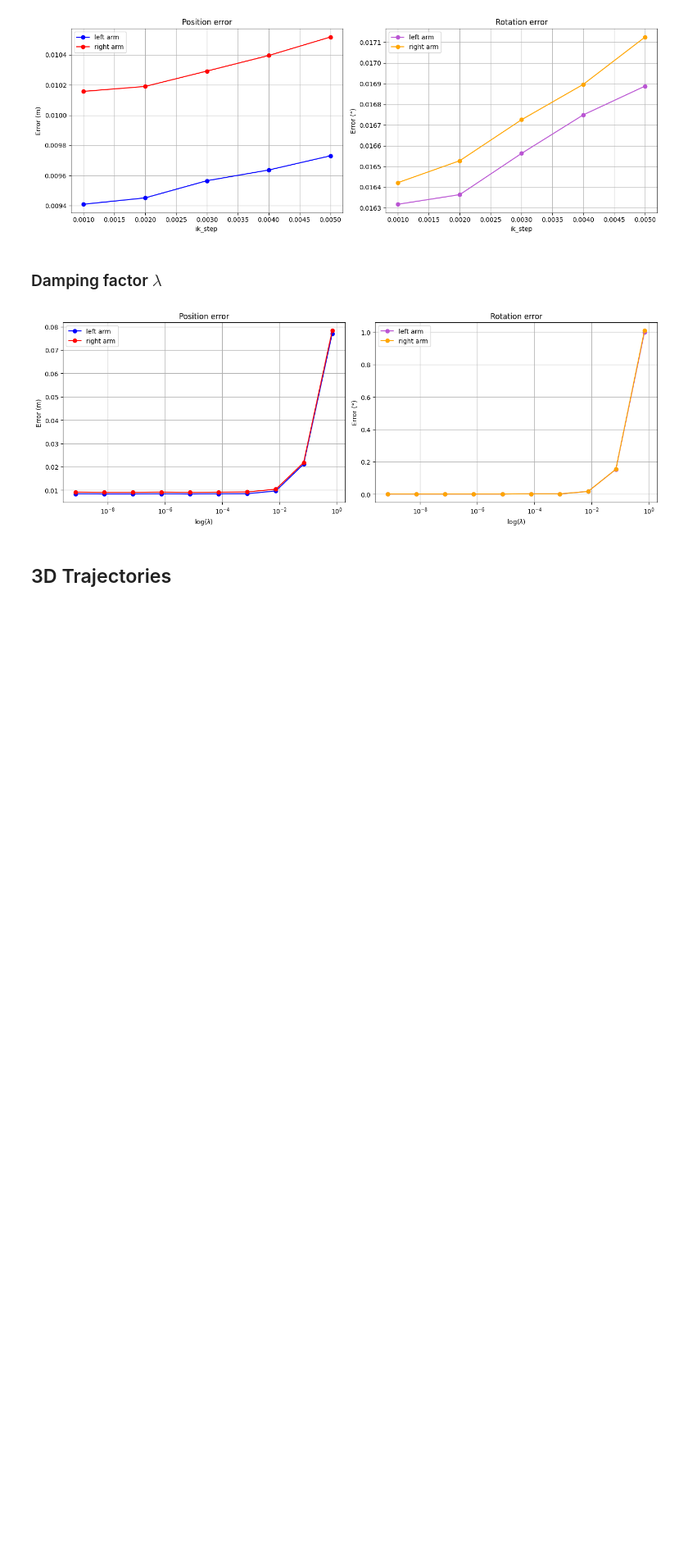
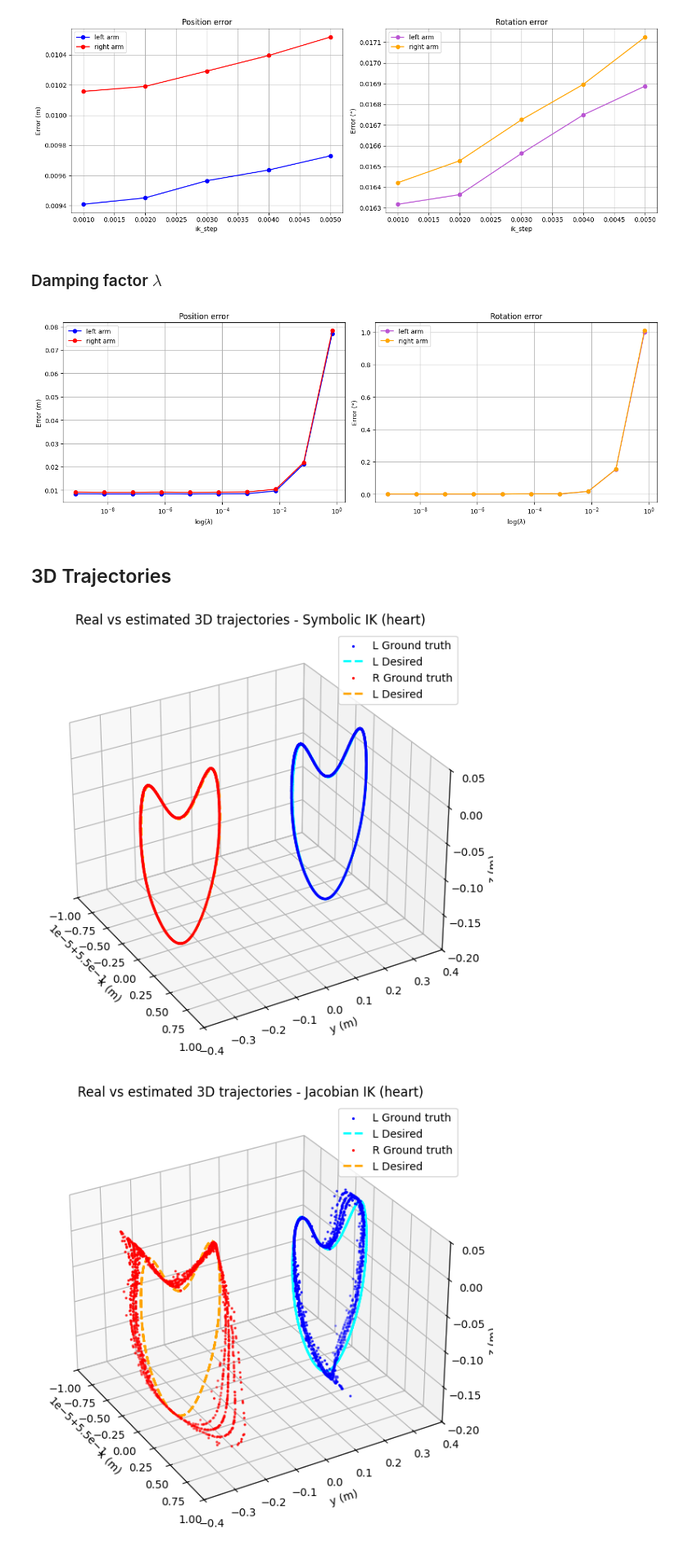
Before and after one commit to pollen-robotics/reachy2_qpik, a Jupyter notebook: src/example/metrics_eval.ipynb, the cells around one changed output. Shown at 82% size. Drawn from its saved outputs; the diff is of its cells as text; code cells hidden in the pictures; blank space fills up the shorter version.

Commit message:
Update circle_example

```diff
--- a/src/example/metrics_eval.ipynb
+++ b/src/example/metrics_eval.ipynb
@@ -51,8 +52,10 @@ def parse_pose_matrix(matrix_str):
     """Convert a string of a matrix into a NumPy array."""
     return np.array(ast.literal_eval(matrix_str))
 # %%
-l_pos_errs, l_rot_errs, = [], []
-r_pos_errs, r_rot_errs, = [], []
+l_pos_errs = []
+l_rot_errs = []
+r_pos_errs = []
+r_rot_errs = []
 
 for _, row in df_sym.iterrows():
     l_pose = parse_pose_matrix(row["l_pose"])
@@ -420,11 +437,11 @@ plt.show()
 from mpl_toolkits.mplot3d import Axes3D
 
 
-test = "heart" # line, circle, heart
+test = "heart"  # line, circle, heart
 
-filepath_sym = f'data/sym_{test}_data.csv'
-filepath_num = f'data/num_{test}_data.csv'
-filepath_qp = f'data/qp_{test}_data.csv'
+filepath_sym = f"data/sym_{test}_data.csv"
+filepath_num = f"data/num_{test}_data.csv"
+filepath_qp = f"data/qp_{test}_data.csv"
 
 df_sym = pd.read_csv(filepath_sym, sep=",", header=0).copy()
 df_num = pd.read_csv(filepath_num, sep=",", header=0).copy()
@@ -436,19 +453,20 @@ if test == "line":
     azim = -30
     xlim = [0.39999, 0.40001]
     ylim = [-0.5, 0.5]
-    zlim = [-(2e-1-3e-7), -(2e-1+3e-7)]
+    zlim = [-(2e-1 - 3e-7), -(2e-1 + 3e-7)]
 elif test == "heart":
     elev = 30
-    azim = -45
+    azim = -30
     xlim = [0.54999, 0.55001]
     ylim = [-0.4, 0.4]
     zlim = [-0.2, 0.05]
 elif test == "circle":
     elev = 30
     azim = -30
-    xlim = [0.39, 0.41]
+    xlim = [0.3999, 0.4001]
     ylim = [-0.6, 0.6]
     zlim = [-0.35, -0.06]
+
 
 def extract_trajectory(df, col_name):
     xs, ys, zs = [], [], []
@@ -463,7 +481,7 @@ def extract_trajectory(df, col_name):
 
 for name, df in zip(["Symbolic IK", "Jacobian IK", "QP IK"], [df_sym, df_num, df_qp]):
     fig = plt.figure(figsize=(8, 6))
-    ax = fig.add_subplot(111, projection='3d')
+    ax = fig.add_subplot(111, projection="3d")
     ax.view_init(elev=elev, azim=azim)
 
     l_x_gth, l_y_gth, l_z_gth = extract_trajectory(df, "l_real_pose")
@@ -472,35 +490,38 @@ for name, df in zip(["Symbolic IK", "Jacobian IK", "QP IK"], [df_sym, df_num, df
     r_x_gth, r_y_gth, r_z_gth = extract_trajectory(df, "r_real_pose")
     r_x_des, r_y_des, r_z_des = extract_trajectory(df, "r_pose")
 
-    ax.scatter(l_x_gth, l_y_gth, l_z_gth, label="L Ground truth", color='blue', s=2)
-    ax.plot(l_x_des, l_y_des, l_z_des, label="L Desired", linestyle='--', color='cyan', linewidth=2)
+    ax.scatter(l_x_gth, l_y_gth, l_z_gth, label="L Ground truth", color="blue", s=2)
+    ax.plot(l_x_des, l_y_des, l_z_des, label="L Desired", linestyle="--", color="cyan", linewidth=2)
 
-    ax.scatter(r_x_gth, r_y_gth, r_z_gth, label="R Ground truth", color='red', s=2)
-    ax.plot(r_x_des, r_y_des, r_z_des, label="L Desired", linestyle='--', color='orange', linewidth=2)
+    ax.scatter(r_x_gth, r_y_gth, r_z_gth, label="R Ground truth", color="red", s=2)
+    ax.plot(r_x_des, r_y_des, r_z_des, label="L Desired", linestyle="--", color="orange", linewidth=2)
 
     ax.set_title(f"Real vs estimated 3D trajectories - {name} ({test})")
     ax.set_xlabel("x (m)")
     ax.set_ylabel("y (m)")
     ax.set_zlabel("z (m)")
     if name == "QP IK":
         if test == "line":
             ax.set_xlim(0.3995, 0.4005)
             ax.set_ylim(-0.55, 0.55)
             ax.set_zlim(-0.205, -0.195)
         elif test == "heart":
             ax.set_xlim(0.5495, 0.58)
             ax.set_ylim(-0.45, 0.45)
             ax.set_zlim(-0.25, 0.1)
         elif test == "circle":
             ax.set_xlim(0.385, 0.415)
             ax.set_ylim(-0.65, 0.65)
             ax.set_zlim(-0.4, -0.05)
     else:
         ax.set_xlim(xlim[0], xlim[1])
         ax.set_ylim(ylim[0], ylim[1])
         ax.set_zlim(zlim[0], zlim[1])
 
     ax.legend()
     plt.tight_layout()
     ax.grid(True)
     plt.show()
+# %% [output]
+[figure, added]
+[figure, added]
```
Also changed, not shown: parts of 8 cells of this notebook, 1 other file.
